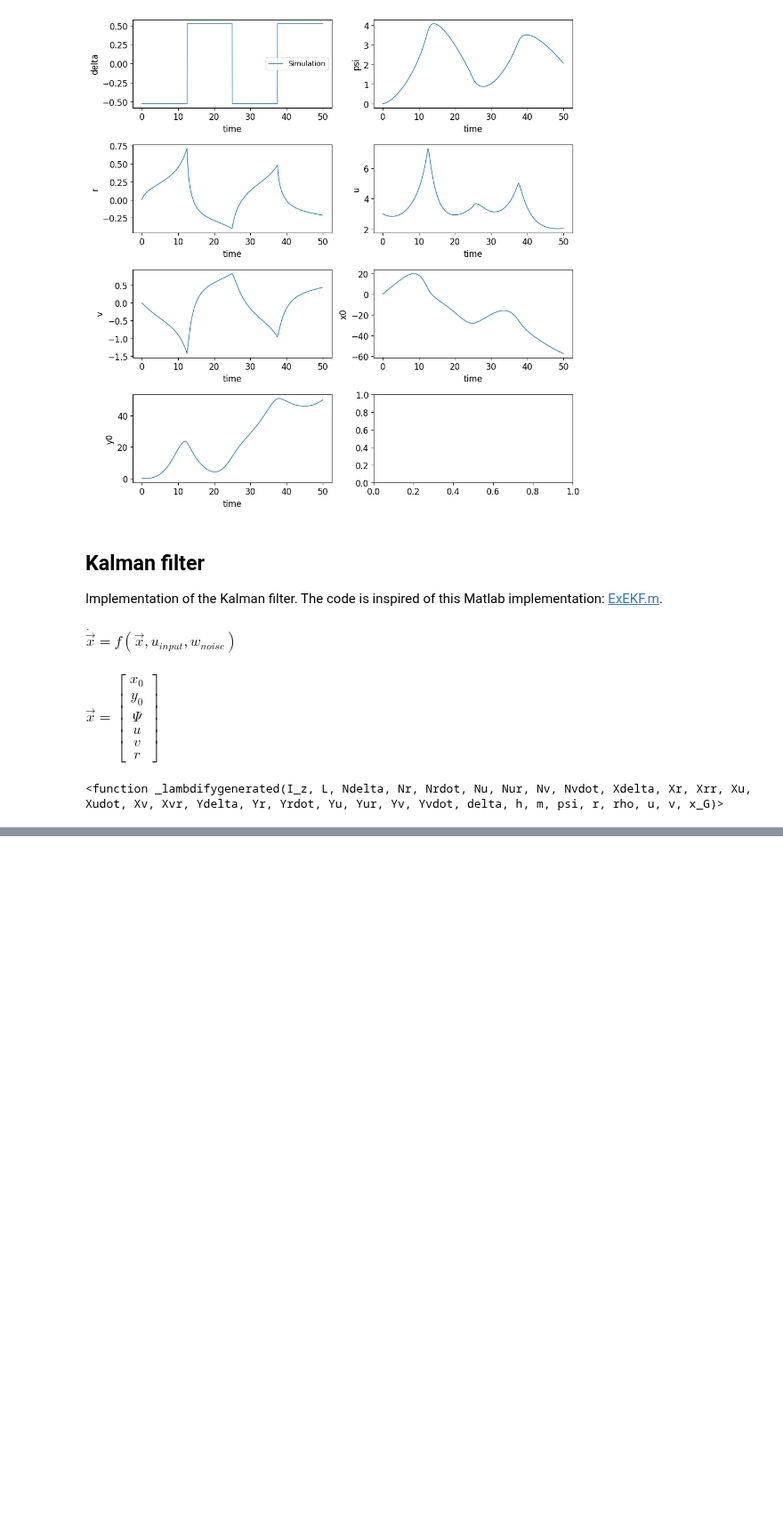
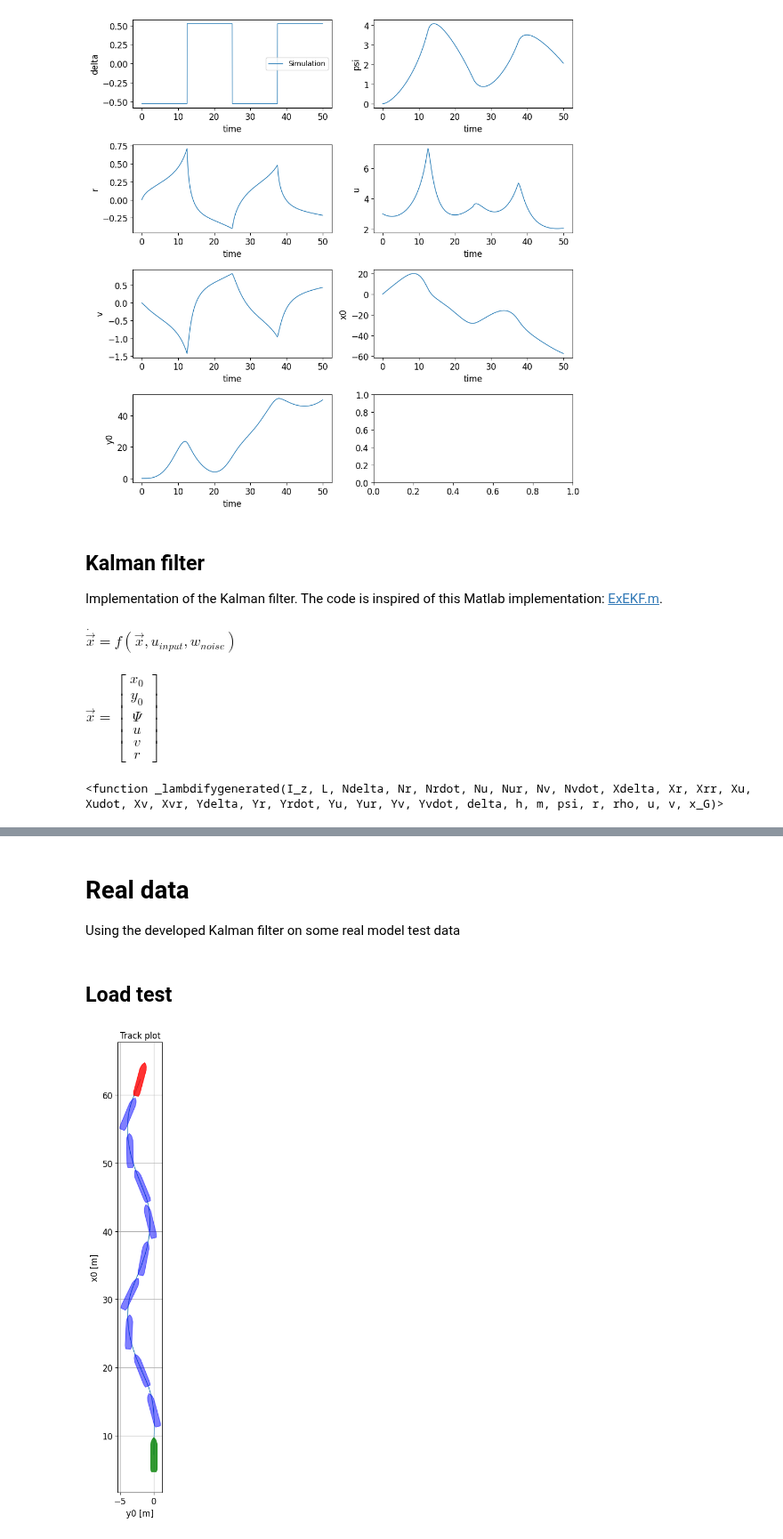
Before and after one commit to martinlarsalbert/VesselManoeuvringModels, a Jupyter notebook: notebooks/15.47_EKF_3DOF.ipynb, the cells around one changed output, grey strips where cells are left out. Shown at 89% size. Saved outputs shown, nothing was run; the diff lists cells and outputs as text; code cells hidden in the pictures; blank space fills up the shorter version.

Commit message:
Run the 3DOF Kalman filter for the model test also.

```diff
--- a/notebooks/15.47_EKF_3DOF.ipynb
+++ b/notebooks/15.47_EKF_3DOF.ipynb
@@ -412,0 +350,16 @@ f_hat
+# %% [markdown]
+# Real data
+Using the developed Kalman filter on some real model test data
+# %% [markdown]
+## Load test
+# %%
+id=22773
+df, units, meta_data = mdl.load(dir_path = '../data/raw', id=id)
+df.index = df.index.total_seconds()
+df.index-=df.index[0]
+# %%
+fig,ax=plt.subplots()
+fig.set_size_inches(10,10)
+track_plot(df=df, lpp=meta_data.lpp, x_dataset='x0', y_dataset='y0',  psi_dataset='psi', beam=meta_data.beam, ax=ax);
+# %% [output]
+[figure, added]
```
Also changed, not shown: parts of 10 cells of this notebook, 3 other files.
